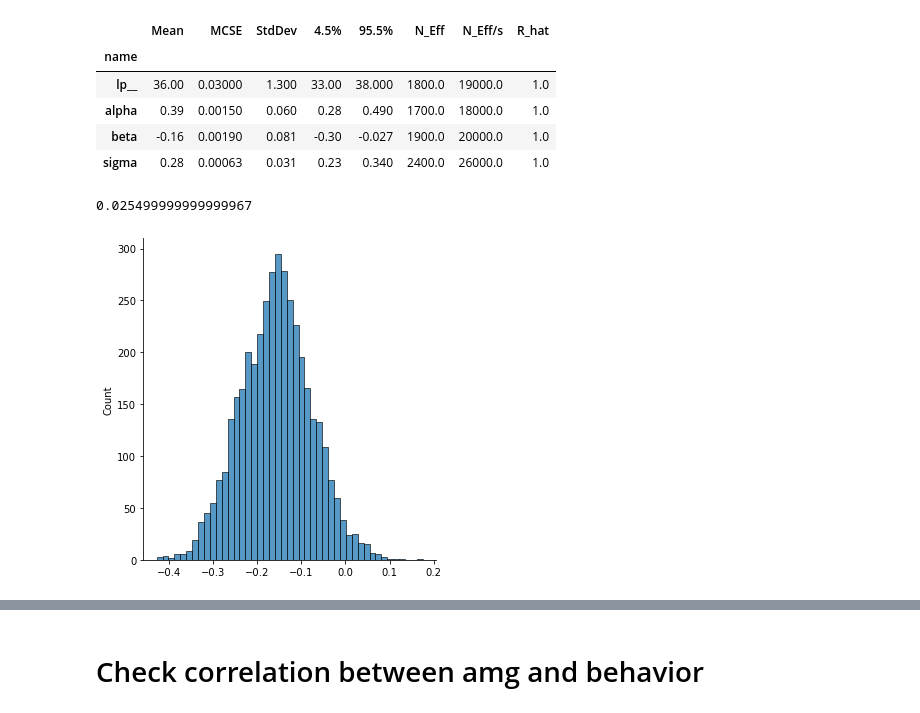
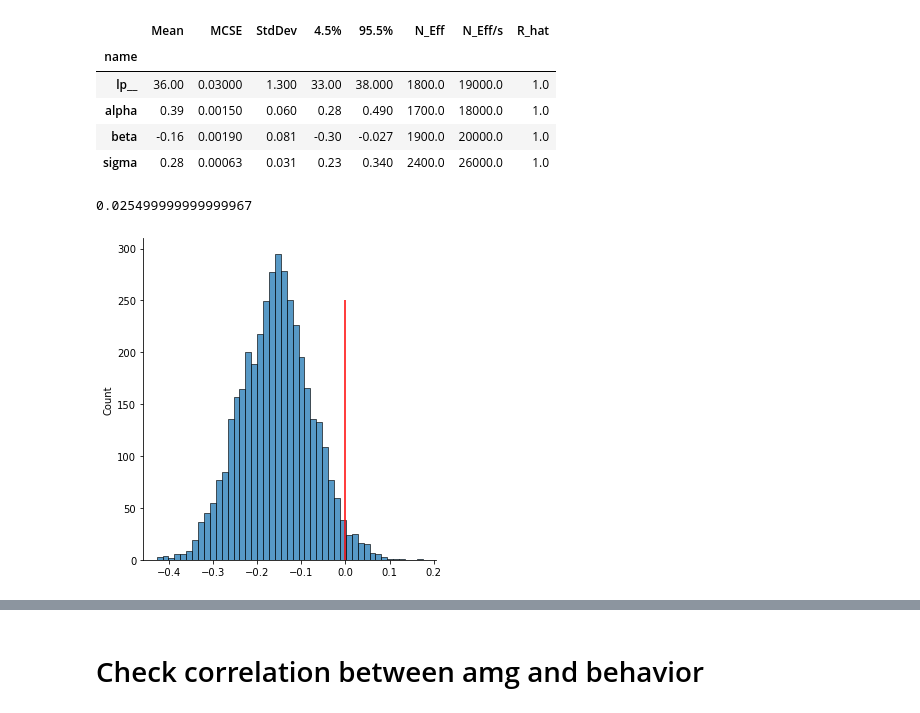
Before and after one commit to LevyDecisionNeuroLab/SIA_PTSD, a Jupyter notebook: firstDay_amygdalaDuringUS_Lissek.ipynb, the cells around one changed output, grey strips where cells are left out. Drawn from its saved outputs; the diff is of its cells as text; code cells hidden in the pictures.

```diff
--- a/firstDay_amygdalaDuringUS_Lissek.ipynb
+++ b/firstDay_amygdalaDuringUS_Lissek.ipynb
@@ -211,7 +219,8 @@ fit_simple_model.summary(percentiles=(4.5,95.5))
 # %%
 draws_rmu = fit_simple_model.stan_variable(name='beta')
 sns.displot(draws_rmu)
+plt.vlines(x=0, ymin=0, ymax=250, color='red')
 1 - sum(draws_rmu<0) / len(draws_rmu)
 # %% [output]
 0.025499999999999967
-[figure, old version]
+[figure, new version]
```
Also changed, not shown: parts of 15 cells of this notebook, 1 other file.
